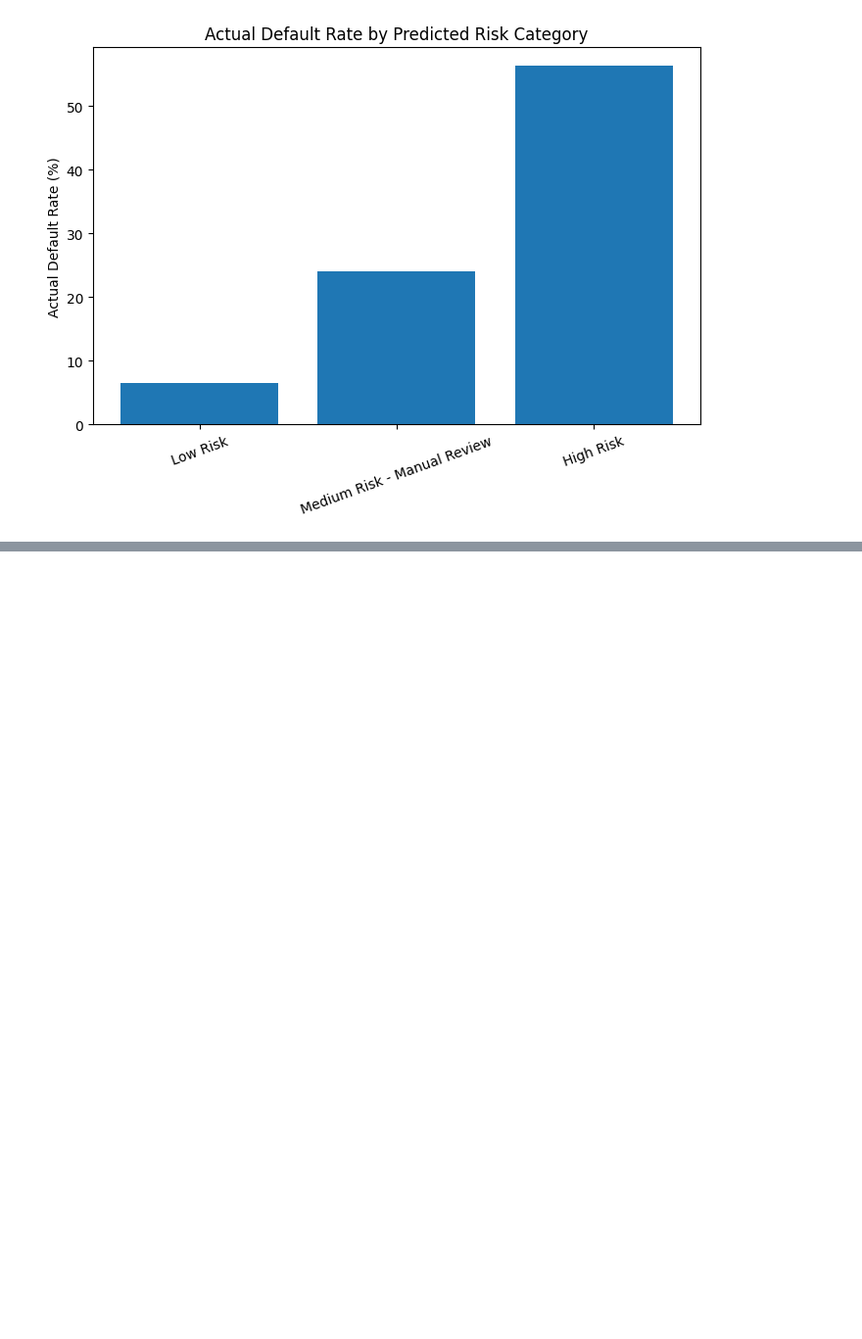
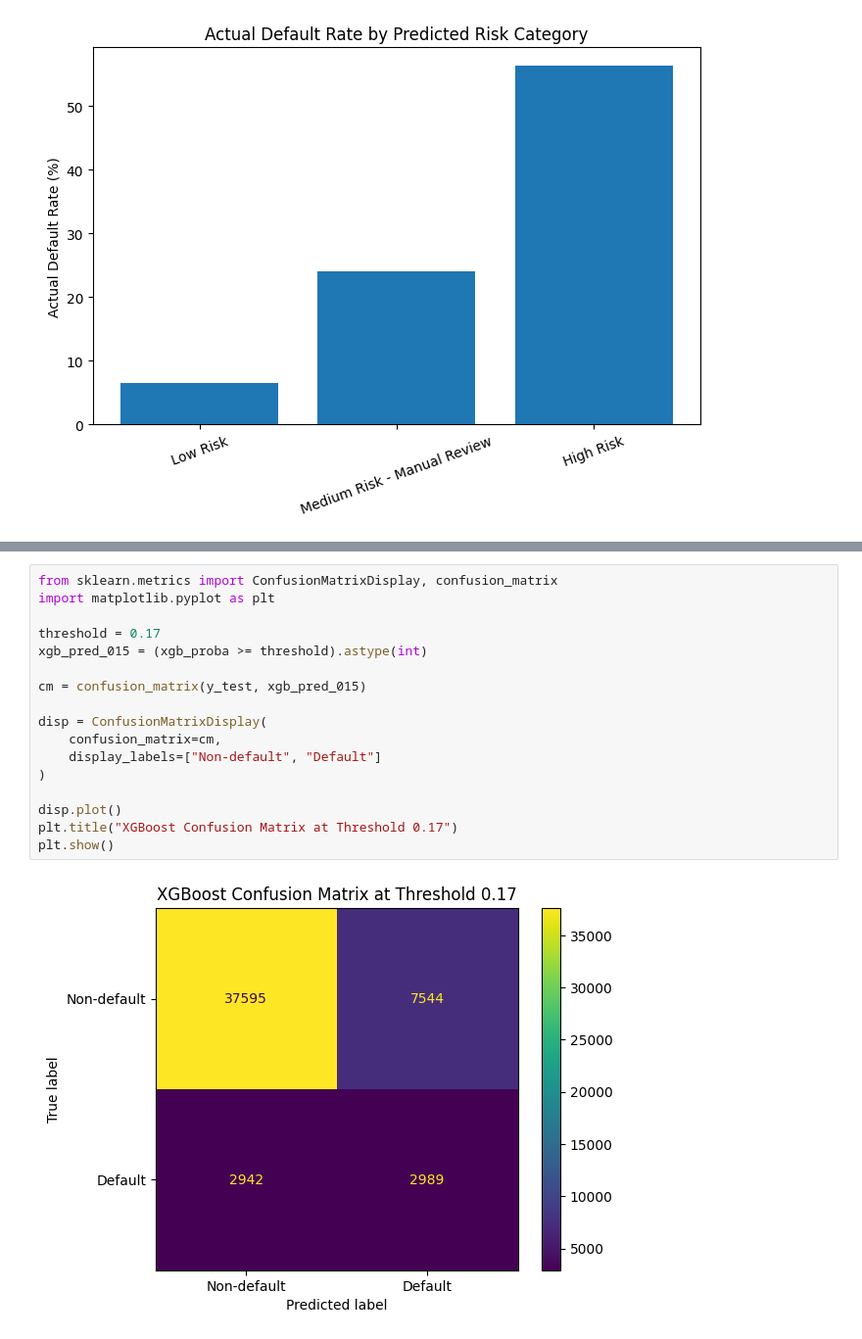
Before and after one commit to srikard727/loan-defaulter, a Jupyter notebook: Untitled.ipynb, the cells around one changed output, grey strips where cells are left out. Shown at 98% size. Drawn from its saved outputs; the diff is of its cells as text; blank space fills up the shorter version.

Commit message:
Tested RandomForest and XGBoost, alongside finding the best threshold

```diff
--- a/Untitled.ipynb
+++ b/Untitled.ipynb
@@ -778,0 +866,19 @@ plt.show()
+# %%
+from sklearn.metrics import ConfusionMatrixDisplay, confusion_matrix
+import matplotlib.pyplot as plt
+
+threshold = 0.17
+xgb_pred_015 = (xgb_proba >= threshold).astype(int)
+
+cm = confusion_matrix(y_test, xgb_pred_015)
+
+disp = ConfusionMatrixDisplay(
+    confusion_matrix=cm,
+    display_labels=["Non-default", "Default"]
+)
+
+disp.plot()
+plt.title("XGBoost Confusion Matrix at Threshold 0.17")
+plt.show()
+# %% [output]
+[figure, added]
```
Also changed, not shown: parts of 13 cells of this notebook, 2 other files.
